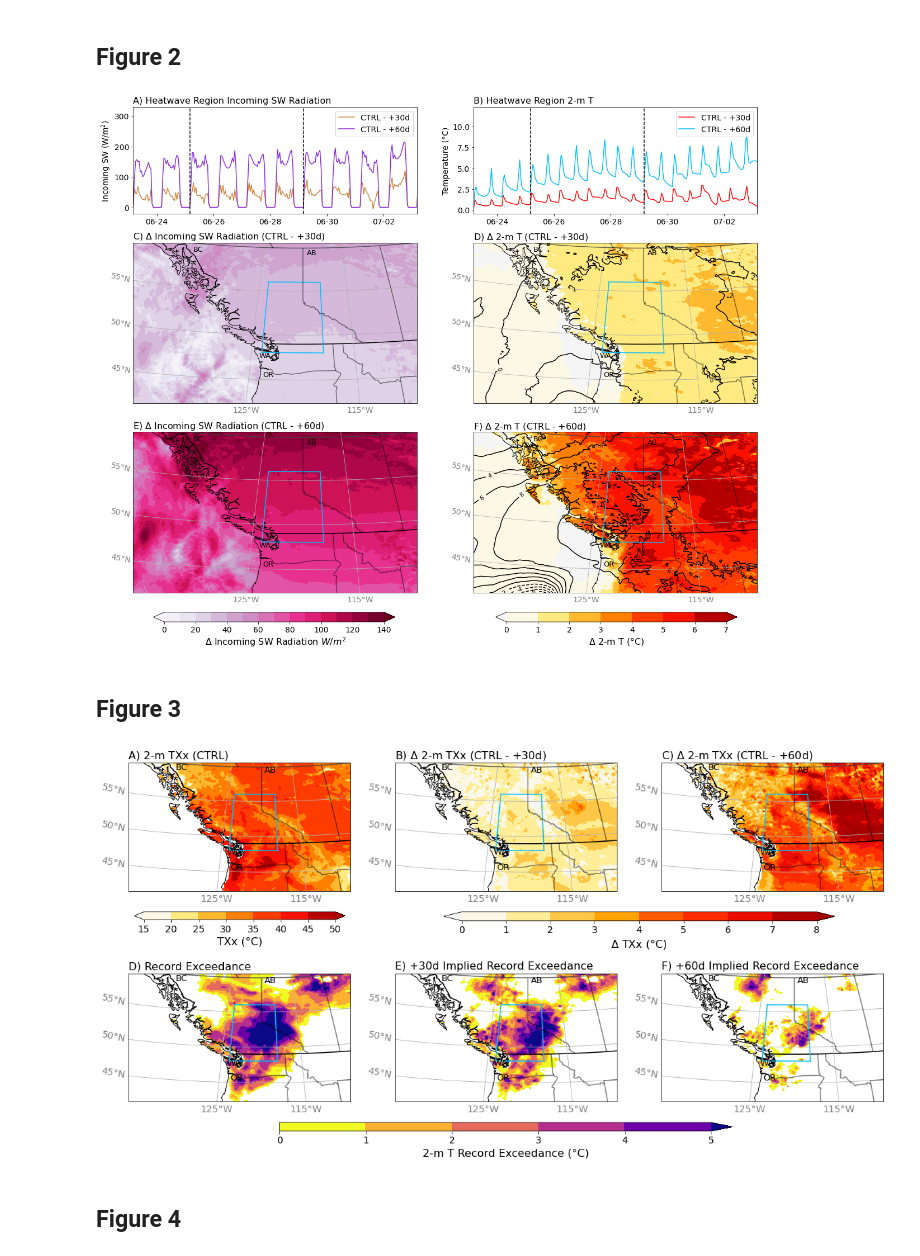
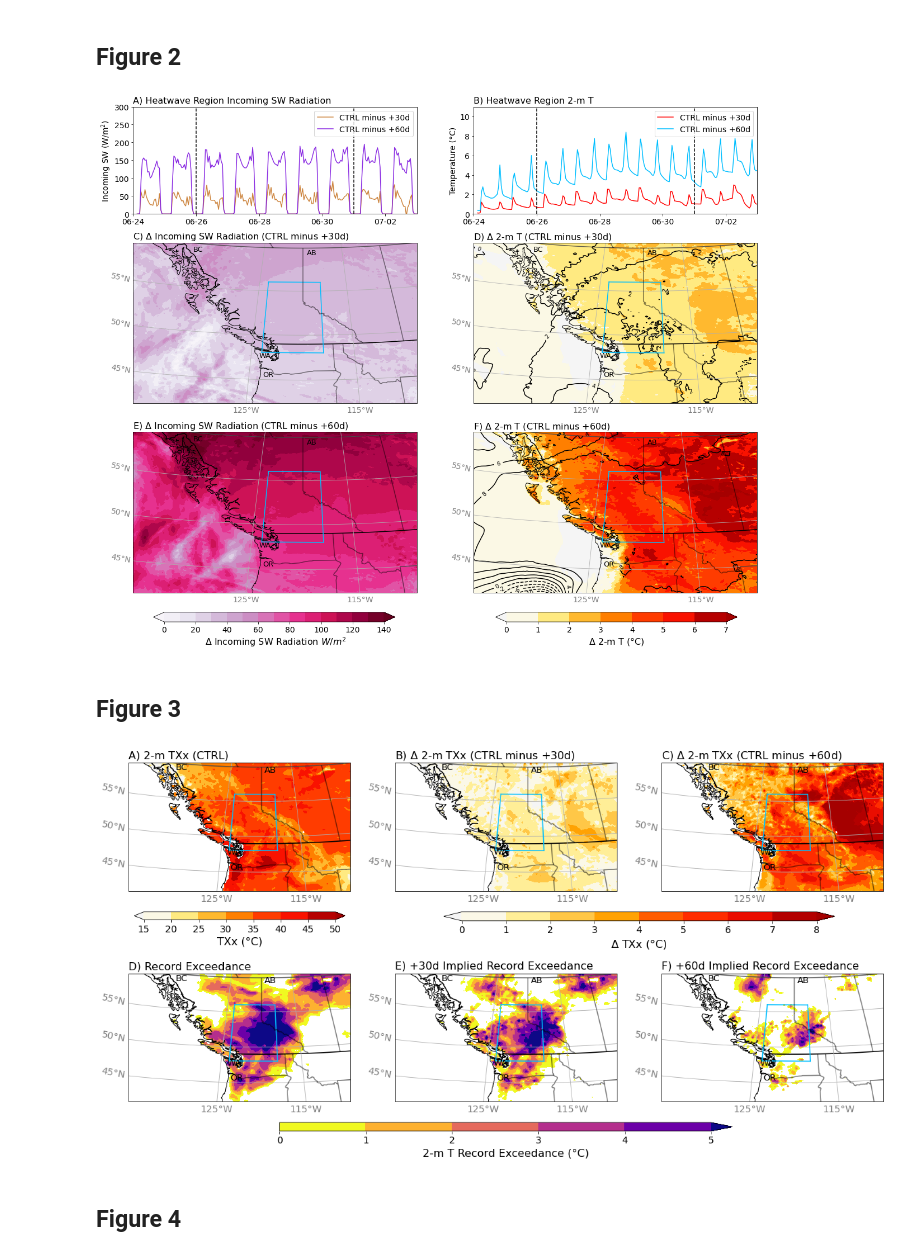
Before and after one commit to Lualawi/2021PNW_radiation, a Jupyter notebook: Figures_for_paper.ipynb, the cells around one changed output. Saved outputs shown, nothing was run; the diff lists cells and outputs as text; code cells hidden in the pictures.

```diff
--- a/Figures_for_paper.ipynb
+++ b/Figures_for_paper.ipynb
@@ -702,6 +698,11 @@ diff_t2 = june_t2 - july_t2.values
 diff_t2_aug = june_t2 - aug_t2.values
 # %%
 #radiation timeseries
+lat1 = 48
+lat2 = 56
+lon1 = 236 - 360
+lon2 = 242 - 360
+
 june_sw_ts = june_2d.sel(lon = slice(lon1,lon2), lat = slice(lat1,lat2)).SWDNB.groupby('lat')*weighted_weights
 july_sw_ts = july_2d.sel(lon = slice(lon1,lon2), lat = slice(lat1,lat2)).SWDNB.groupby('lat')*weighted_weights
 aug_sw_ts = aug_2d.sel(lon = slice(lon1,lon2), lat = slice(lat1,lat2)).SWDNB.groupby('lat')*weighted_weights
@@ -724,6 +725,9 @@ aug_t2_tsw = aug_t2_ts.mean(dim = ['lat', 'lon'])
 
 july_diff_temp = june_t2_tsw - july_t2_tsw.values
 aug_diff_temp = june_t2_tsw - aug_t2_tsw.values
+
+#time
+time = june_t2_ts.XTIME
 # %%
 #Geopotential Height Contours
 june_gph = june.sel(lon = slice(-145,-95), lat = slice(41,63), Time = june.Time[indices], level = 500).mean(dim = "Time").gph
@@ -732,6 +736,9 @@ aug_gph = aug.sel(lon = slice(-145,-95), lat = slice(41,63), Time = aug.Time[ind
 
 july_gph_diff = (june_gph - july_gph.values)*10 #dm to m
 aug_gph_diff = (june_gph - aug_gph.values)*10 #dm to m
+
+latitudes = june_gph.lat
+longitudes = june_gph.lon
 # %%
 ### FIGURE 2 CODE
 plt.rcParams.update({'font.size': 14})
@@ -747,39 +754,41 @@ gs = gridspec.GridSpec(3, 2, height_ratios=[1,1.5,1.5])
 ## Radiation Difference Timeseries
 ax1=plt.subplot(gs[0])
 ax1.set_title("A) Heatwave Region Incoming SW Radiation",loc = "left", fontsize = fontsize)
-plt.plot(time, july_diff, label = "CTRL - +30d", color = 'peru')
-plt.plot(time, aug_diff, label = "CTRL - +60d", color = 'blueviolet')
-#plt.plot(ticks_loc, reg_temps-273.15, color = "orange", label = "Climatological Daily Average")
-ticks_loc = np.array([18803.+0.33, 18805.+0.33, 18807.+0.33, 18809.+0.33, 18811.+0.33]) #, 18813.+0.33])
-ticks_names = ['06-24','06-26', '06-28', '06-30', '07-02']; #, '07-04'];#ticks_loc, ticks_names
-plt.xticks(ticks_loc, ticks_names, fontsize=fontsize_labels);
-plt.xlim('2021-06-24T12:00:00','2021-07-04T12:00:00')
+# Shift by 7 to move from UTC to Pacific daylight time
+plt.plot(time[0:-7], july_diff[7::], label = "CTRL minus +30d", color = 'peru')
+plt.plot(time[0:-7], aug_diff[7::], label = "CTRL minus +60d", color = 'blueviolet')
+ticks_loc = ['2021-06-24','2021-06-26','2021-06-28','2021-06-30','2021-07-02','2021-07-04']
+ticks_names = ['06-24','06-26', '06-28','06-30','07-02','07-04']#, '06-30', '07-02']; #, '07-04'];#ticks_loc, ticks_names
+plt.xticks(ticks_loc, ticks_names)
+plt.xlim('2021-06-24T00:00:00','2021-07-03T00:00:00')
 plt.ylabel("Incoming SW (W/m$^2$)", fontsize = fontsize_labels)
-ax1.axvline("2021-06-26T12:00:00", color = 'k', linestyle = "dashed")
-ax1.axvline("2021-06-30T12:00:00", color = "k", linestyle = "dashed")
+ax1.axvline("2021-06-26T00:00:00", color = 'k', linestyle = "dashed")
+ax1.axvline("2021-07-01T00:00:00", color = "k", linestyle = "dashed")
+plt.ylim(0,300)
 
 plt.legend(loc='upper right')
 
 ## Temperature Differences Timeseries
 ax2=plt.subplot(gs[1])
 ax2.set_title("B) Heatwave Region 2-m T",loc = "left", fontsize = fontsize)
-plt.xticks(ticks_loc, ticks_names);
-plt.plot(time, july_diff_temp, label = "CTRL - +30d", color = 'red')
-plt.plot(time, aug_diff_temp, label = "CTRL - +60d", color = 'deepskyblue')
-ticks_loc = np.array([18803.+0.33, 18805.+0.33, 18807.+0.33, 18809.+0.33, 18811.+0.33]) #, 18813.+0.33])
-ticks_names = ['06-24','06-26', '06-28', '06-30', '07-02']; #, '07-04'];#ticks_loc, ticks_names
-plt.xticks(ticks_loc, ticks_names,fontsize=fontsize_labels);
-plt.xlim('2021-06-24T12:00:00','2021-07-04T12:00:00')
+# Shift by 7 to move from UTC to Pacific daylight time
+plt.plot(time[0:-7], july_diff_temp[7::], label = "CTRL minus +30d", color = 'red')
+plt.plot(time[0:-7], aug_diff_temp[7::], label = "CTRL minus +60d", color = 'deepskyblue')
+ticks_loc = ['2021-06-24','2021-06-26','2021-06-28','2021-06-30','2021-07-02','2021-07-04']
+ticks_names = ['06-24','06-26', '06-28','06-30','07-02','07-04']#, '06-30', '07-02']; #, '07-04'];#ticks_loc, ticks_names
+plt.xticks(ticks_loc, ticks_names)
+plt.xlim('2021-06-24T00:00:00','2021-07-03T00:00:00')
 plt.ylabel("Temperature (\N{DEGREE SIGN}C)", fontsize = fontsize_labels)
-ax2.axvline("2021-06-26T12:00:00", color = 'k', linestyle = "dashed")
-ax2.axvline("2021-06-30T12:00:00", color = "k", linestyle = "dashed")
+ax2.axvline("2021-06-26T00:00:00", color = 'k', linestyle = "dashed")
+ax2.axvline("2021-07-01T00:00:00", color = "k", linestyle = "dashed")
+plt.ylim(0,11)
 
 plt.legend(loc='upper right')
 
 ## Control and +30day Map (Radiation)
 ax3=plt.subplot(gs[2], projection=ccrs.Orthographic(
                         central_longitude=central_lon, central_latitude=central_lat))
-ax3.set_title(r"C) $\Delta$ Incoming SW Radiation (CTRL - +30d)",loc = "left", fontsize = fontsize)
+ax3.set_title(r"C) $\Delta$ Incoming SW Radiation (CTRL minus +30d)",loc = "left", fontsize = fontsize)
 ax3 = set_ax_overview(ax3,central_lon,central_lat,lon_extent,lat_extent,longrids,latgrids,province=True)
 
 j3 = plt.contourf((diff_swdb).lon, (diff_swdb).lat, (diff_swdb).values, transform=ccrs.PlateCarree(),
@@ -791,7 +800,7 @@ add_labels(ax3, 13)
 ## Control and +60 day (Radiation)
 ax5=plt.subplot(gs[4], projection=ccrs.Orthographic(
                         central_longitude=central_lon, central_latitude=central_lat))
-ax5.set_title(r"E) $\Delta$ Incoming SW Radiation (CTRL - +60d)",loc = "left", fontsize = fontsize)
+ax5.set_title(r"E) $\Delta$ Incoming SW Radiation (CTRL minus +60d)",loc = "left", fontsize = fontsize)
 ax5 = set_ax_overview(ax5,central_lon,central_lat,lon_extent,lat_extent,longrids,latgrids,province=True)
 
 j5 = plt.contourf((diff_swdb_aug).lon, (diff_swdb_aug).lat, (diff_swdb_aug).values, transform=ccrs.PlateCarree(),
@@ -803,7 +812,7 @@ add_labels(ax5, 13)
 ax4=plt.subplot(gs[3], projection=ccrs.Orthographic(
                         central_longitude=central_lon, central_latitude=central_lat))
 ax4 = set_ax_overview(ax4,central_lon,central_lat,lon_extent,lat_extent,longrids,latgrids,province=True)
-ax4.set_title(r"D) $\Delta$ 2-m T (CTRL - +30d)",loc = "left", fontsize = fontsize)
+ax4.set_title(r"D) $\Delta$ 2-m T (CTRL minus +30d)",loc = "left", fontsize = fontsize)
 
 j4 = plt.contourf((diff_t2).lon, (diff_t2).lat, (diff_t2).values, transform=ccrs.PlateCarree(),
                                     cmap = cmap_reds,extend='both', levels = np.arange(0,7.1,1), add_colorbar = False)
@@ -814,35 +823,35 @@ ax4.clabel(h,levels_gph, inline=True, fontsize=10, fmt = "%0.0f")
 add_labels(ax4, 13)
 
 ## Control and 60 day (Temperature)
 ax6=plt.subplot(gs[5], projection=ccrs.Orthographic(
                         central_longitude=central_lon, central_latitude=central_lat))
-ax6.set_title(r"F) $\Delta$ 2-m T (CTRL - +60d)",loc = "left", fontsize = fontsize)
+ax6.set_title(r"F) $\Delta$ 2-m T (CTRL minus +60d)",loc = "left", fontsize = fontsize)
 ax6 = set_ax_overview(ax6,central_lon,central_lat,lon_extent,lat_extent,longrids,latgrids,province=True)
 
 j6 = plt.contourf((diff_t2_aug).lon, (diff_t2_aug).lat, (diff_t2_aug).values, transform=ccrs.PlateCarree(),
                                     cmap = cmap_reds,extend='both', levels = np.arange(0,7.1,1), add_colorbar = False)
 h = ax6.contour(longitudes, latitudes, aug_gph_diff.values,
             levels = levels_gph,transform=ccrs.PlateCarree(), colors = "k", alpha = 1, linewidths = 1.5) #contour gph differences
 heatwave_box('deepskyblue')
 ax6.clabel(h,levels_gph, inline=True, fontsize=10, fmt = "%0.0f")
 add_labels(ax6, 13)
 
 #make colorbars
 cx1 = fig.add_axes([0.15, 0.08, 0.3, 0.015])
 cx2 = fig.add_axes([0.575, 0.08, 0.3, 0.015])
 #radiation
 cbar = fig.colorbar(j5,extend = "both", shrink = 0.8, cax = cx1,
              orientation = 'horizontal').set_label(label = r" $\Delta$ Incoming SW Radiation $W/m^2$", fontsize = fontsize_labels + 2)
 
 #ticklabs = cbar.ax.get_yticklabels()
 #cbar.ax.set_yticklabels(ticklabs, fontsize=fontsize_labels)
 #temperature
 cbar = fig.colorbar(j6,extend = "both", shrink = 0.8, cax = cx2,
             orientation = 'horizontal').set_label(label = r"$\Delta$ 2-m T" + " (\N{DEGREE SIGN}C)", fontsize = fontsize_labels+2)
 
 plt.savefig('figure2.png',facecolor='white')
 # %% [output]
-[figure, old version]
+[figure, new version]
 # %% [markdown]
 ## Figure 3
 # %%
@@ -926,7 +935,7 @@ max_plot2 = ax2.contourf(july_diff_rec.longitude, july_diff_rec.latitude, (july_
                                     cmap = cmap_reds,levels = levels_max,
                                     add_colorbar=False,extend='both')
 add_labels(ax2, 13)
-ax2.set_title(r"B) $\Delta$ 2-m TXx (CTRL - +30d)", fontsize = fontsize, loc = "left")
+ax2.set_title(r"B) $\Delta$ 2-m TXx (CTRL minus +30d)", fontsize = fontsize, loc = "left")
 heatwave_box(color = 'deepskyblue')
 
 # RAD+60 MAXT
@@ -937,7 +946,7 @@ max_plot3 = ax3.contourf(aug_diff_rec.longitude, aug_diff_rec.latitude, (aug_dif
                                     cmap = cmap_reds,levels = levels_max,
                                     add_colorbar=False,extend='both')
 add_labels(ax3, 13)
-ax3.set_title(r"C) $\Delta$ 2-m TXx (CTRL - +60d)", fontsize=fontsize, loc = 'left')
+ax3.set_title(r"C) $\Delta$ 2-m TXx (CTRL minus +60d)", fontsize=fontsize, loc = 'left')
 heatwave_box(color = 'deepskyblue')
 
 ## control records
@@ -991,7 +1000,7 @@ plt.savefig('figure3.png',facecolor='white')
 
 plt.show()
 # %% [output]
-[figure, old version]
+[figure, new version]
 # %% [markdown]
 ## Figure 4
 # %%
```
Also changed, not shown: parts of 10 cells of this notebook, 2 other files.
